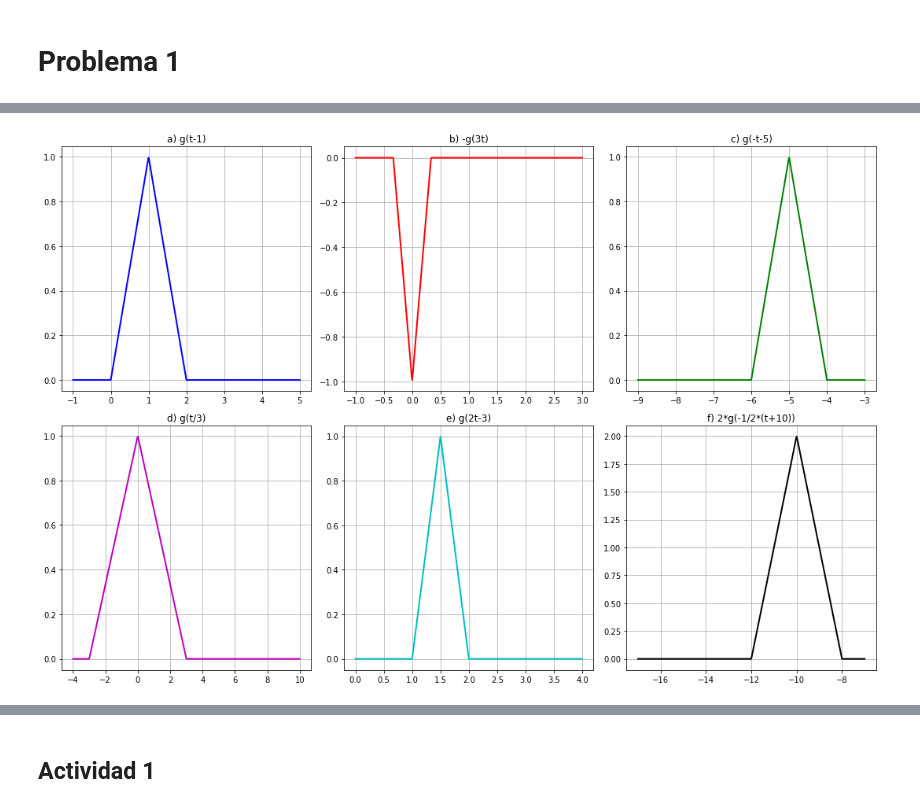
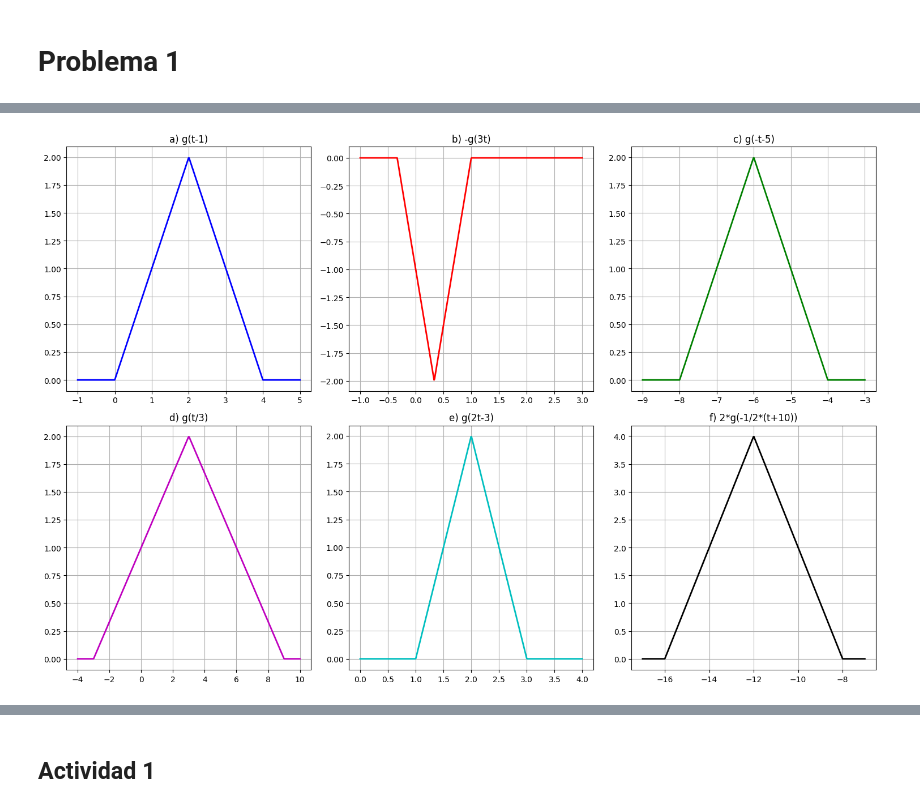
Before and after one commit to Lekkito/analisis-de-se-ales, a Jupyter notebook: tp1.ipynb, the cells around one changed output, grey strips where cells are left out. Saved outputs shown, nothing was run; the diff lists cells and outputs as text; code cells hidden in the pictures.

```diff
--- a/tp1.ipynb
+++ b/tp1.ipynb
@@ -46,9 +55,9 @@ def g(t):
 import numpy as np
 import matplotlib.pyplot as plt
 
-# Definir la función g (asegúrate de definirla según tus necesidades)
+# Definir la función g
 def g(x):
-    return np.maximum(1 - np.abs(x), 0)
+    return np.maximum(2*(1 - np.abs((x-1)/2)), 0)
 
 # Crear el subplot
 fig, axs = plt.subplots(2, 3, figsize=(15, 10))
@@ -62,31 +71,31 @@ axs[0, 0].grid(True)
 # Graficar -g(3t) en el segundo subgráfico
 t = np.linspace(-1, 3, 500)
 axs[0, 1].plot(t, -g(3*t), color='r', linestyle='-', linewidth=2)
 axs[0, 1].set_title('b) -g(3t)', fontsize=12)
 axs[0, 1].grid(True)
 # Graficar g(-t-5)
 t = np.linspace(-9, -3, 500)
 axs[0, 2].plot(t, g(-t-5), color='g', linestyle='-', linewidth=2)
 axs[0, 2].set_title('c) g(-t-5)', fontsize=12)
 axs[0, 2].grid(True)
 # g(t/3)
 t = np.linspace(-4, 10, 500)
 axs[1, 0].plot(t, g(t/3), color='m', linestyle='-', linewidth=2)
 axs[1, 0].set_title('d) g(t/3)', fontsize=12)
 axs[1, 0].grid(True)
 # g(2t-3)
 t = np.linspace(0, 4, 500)
 axs[1, 1].plot(t, g(2*t-3), color='c', linestyle='-', linewidth=2)
 axs[1, 1].set_title('e) g(2t-3)', fontsize=12)
 axs[1, 1].grid(True)
 # 2g(-1/2(t+10))
 t = np.linspace(-17, -7, 500)
 axs[1, 2].plot(t, 2*g(-1/2*(t+10)), color='k', linestyle='-', linewidth=2)
 axs[1, 2].set_title('f) 2*g(-1/2*(t+10))', fontsize=12)
 axs[1, 2].grid(True)
 # Ajustar el layout para que no haya solapamiento
 plt.tight_layout()
 
 plt.show()
 # %% [output]
-[figure, old version]
+[figure, new version]
```
Also changed, not shown: parts of 11 cells of this notebook, 1 other file.
